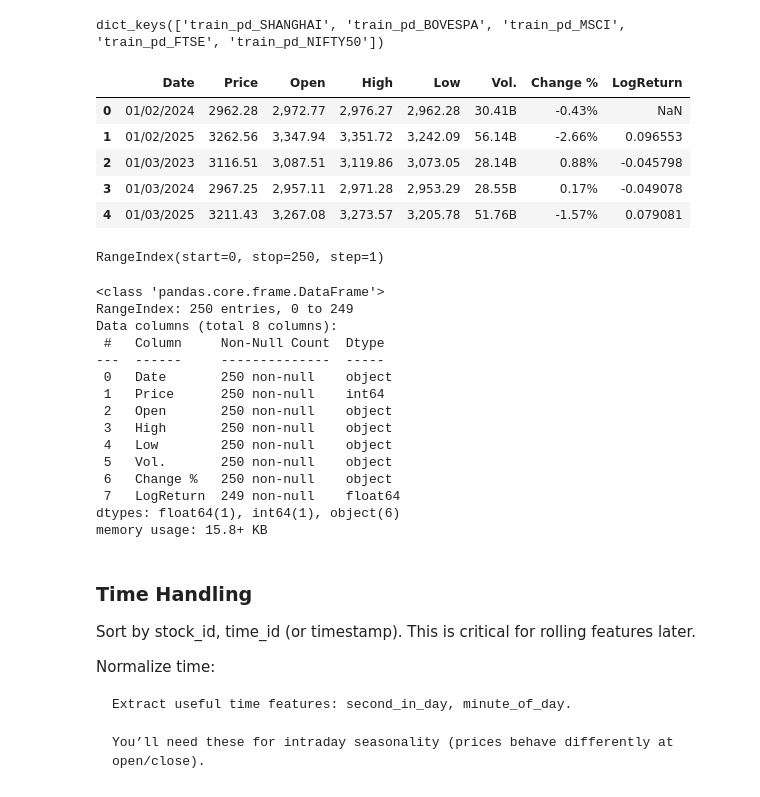
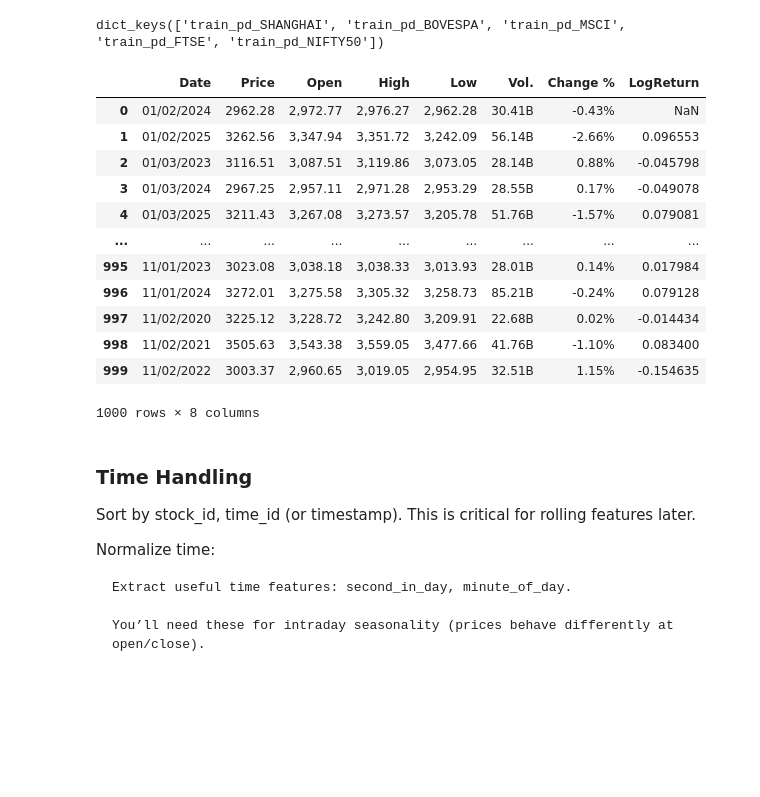
Before and after one commit to victorsobottka/bse-thesis-synthetic-data, a Jupyter notebook: 0_3_Optiver_datapreprocessing_BRICS_v0.ipynb, the cells around one changed output. Saved outputs shown, nothing was run; the diff lists cells and outputs as text; code cells hidden in the pictures; blank space fills up the shorter version.

```diff
--- a/0_3_Optiver_datapreprocessing_BRICS_v0.ipynb
+++ b/0_3_Optiver_datapreprocessing_BRICS_v0.ipynb
@@ -68,36 +56,21 @@ train_dfs.keys()
 # %% [output]
 dict_keys(['train_pd_SHANGHAI', 'train_pd_BOVESPA', 'train_pd_MSCI', 'train_pd_FTSE', 'train_pd_NIFTY50'])
 # %%
-train_dfs['train_pd_SHANGHAI'].head()
+train_dfs['train_pd_SHANGHAI'].head(1000)
 # %% [output]
 |  | Date | Price | Open | High | Low | Vol. | Change % | LogReturn |
 | 0 | 01/02/2024 | 2962.28 | 2,972.77 | 2,976.27 | 2,962.28 | 30.41B | -0.43% | NaN |
 | 1 | 01/02/2025 | 3262.56 | 3,347.94 | 3,351.72 | 3,242.09 | 56.14B | -2.66% | 0.096553 |
 | 2 | 01/03/2023 | 3116.51 | 3,087.51 | 3,119.86 | 3,073.05 | 28.14B | 0.88% | -0.045798 |
 | 3 | 01/03/2024 | 2967.25 | 2,957.11 | 2,971.28 | 2,953.29 | 28.55B | 0.17% | -0.049078 |
 | 4 | 01/03/2025 | 3211.43 | 3,267.08 | 3,273.57 | 3,205.78 | 51.76B | -1.57% | 0.079081 |
+| ... | ... | ... | ... | ... | ... | ... | ... | ... |
+| 995 | 11/01/2023 | 3023.08 | 3,038.18 | 3,038.33 | 3,013.93 | 28.01B | 0.14% | 0.017984 |
+| 996 | 11/01/2024 | 3272.01 | 3,275.58 | 3,305.32 | 3,258.73 | 85.21B | -0.24% | 0.079128 |
+| 997 | 11/02/2020 | 3225.12 | 3,228.72 | 3,242.80 | 3,209.91 | 22.68B | 0.02% | -0.014434 |
+| 998 | 11/02/2021 | 3505.63 | 3,543.38 | 3,559.05 | 3,477.66 | 41.76B | -1.10% | 0.083400 |
+| 999 | 11/02/2022 | 3003.37 | 2,960.65 | 3,019.05 | 2,954.95 | 32.51B | 1.15% | -0.154635 |
+1000 rows × 8 columns
-# %%
-train_dfs['train_pd_BOVESPA'].index
-# %% [output]
-RangeIndex(start=0, stop=250, step=1)
-# %%
-train_dfs['train_pd_BOVESPA'].info()
-# %% [output]
-<class 'pandas.core.frame.DataFrame'>
-RangeIndex: 250 entries, 0 to 249
-Data columns (total 8 columns):
- #   Column     Non-Null Count  Dtype
----  ------     --------------  -----
- 0   Date       250 non-null    object
- 1   Price      250 non-null    int64
- 2   Open       250 non-null    object
- 3   High       250 non-null    object
- 4   Low        250 non-null    object
- 5   Vol.       250 non-null    object
- 6   Change %   250 non-null    object
- 7   LogReturn  249 non-null    float64
-dtypes: float64(1), int64(1), object(6)
-memory usage: 15.8+ KB
 # %% [markdown]
 
 ### Time Handling
```
Also changed, not shown: parts of 22 cells of this notebook, 6 other files.
